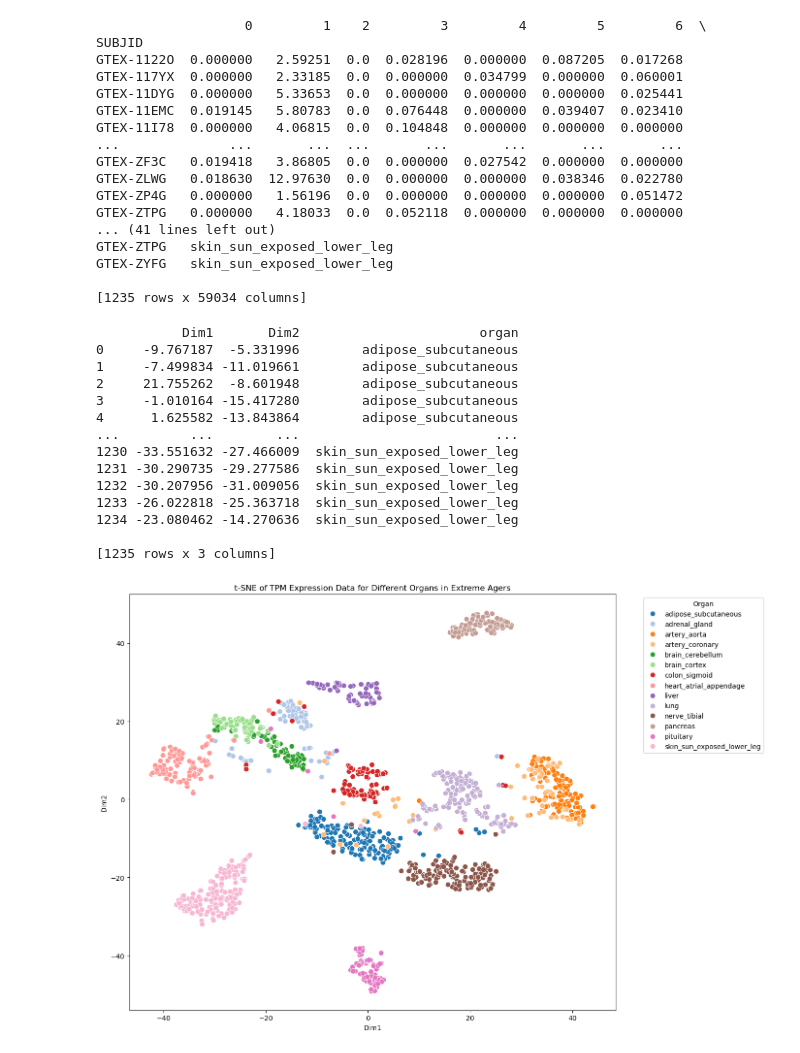
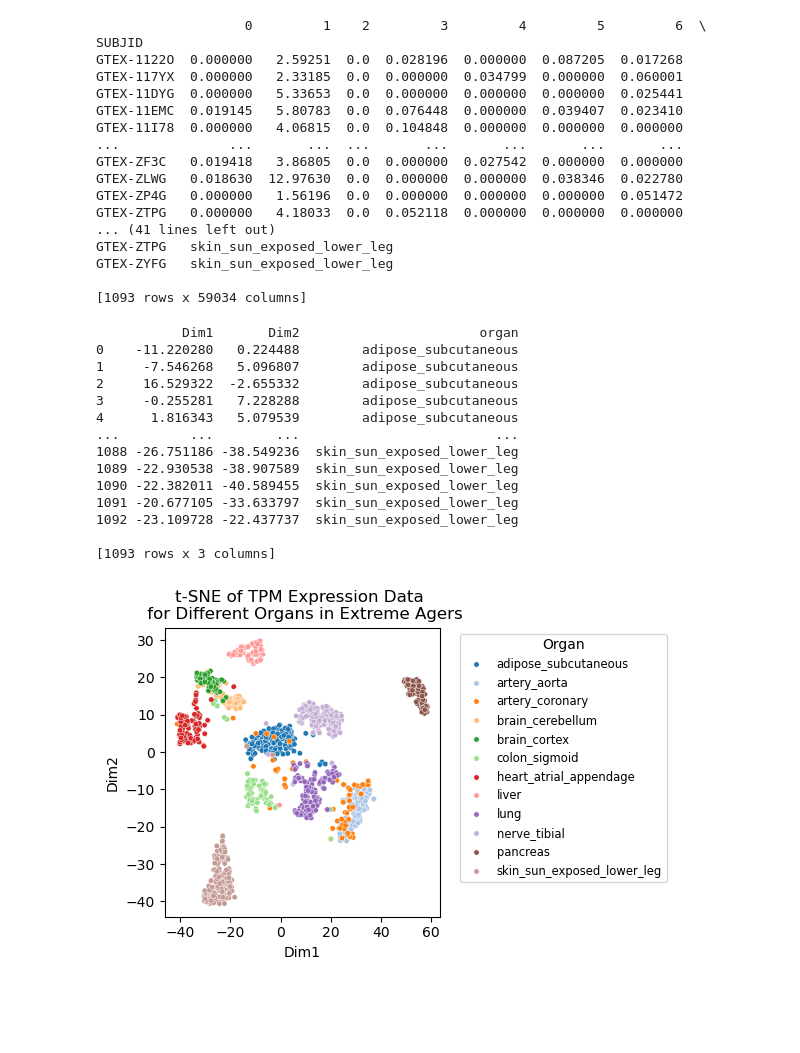
Before and after one commit to MubasshiraMusarrat/Orange, a Jupyter notebook: Clustering/All Organ Extreme Agers Clustering/extreme_ager_clustering.ipynb, the cells around one changed output. Cells and saved outputs as stored; diff of their text form; code cells hidden in the pictures; blank space fills up the shorter version.

Commit message:
clustering of extreme agers with plt size (6,4)

```diff
--- a/Clustering/All Organ Extreme Agers Clustering/extreme_ager_clustering.ipynb
+++ b/Clustering/All Organ Extreme Agers Clustering/extreme_ager_clustering.ipynb
@@ -8,7 +8,7 @@ import matplotlib.pyplot as plt
 import seaborn as sns
 # %%
 data_folder = 'TPM_dataCSV/'
-organs = ["adipose_subcutaneous","adrenal_gland","artery_aorta","artery_coronary","brain_cerebellum","brain_cortex","colon_sigmoid","heart_atrial_appendage","liver","lung","nerve_tibial","pancreas","pituitary","skin_sun_exposed_lower_leg"]
+organs = ["adipose_subcutaneous","artery_aorta","artery_coronary","brain_cerebellum","brain_cortex","colon_sigmoid","heart_atrial_appendage","liver","lung","nerve_tibial","pancreas","skin_sun_exposed_lower_leg"]
 # %%
 def load_data_for_organ(organ_name):
     csv_file = glob.glob(os.path.join(data_folder, f'gene_tpm_v10_{organ_name}.csv'))[0]
@@ -86,7 +86,7 @@ GTEX-ZTPG   0.000000   4.18033  0.0  0.052118  0.000000  0.000000  0.000000
 GTEX-ZTPG   skin_sun_exposed_lower_leg
 GTEX-ZYFG   skin_sun_exposed_lower_leg
 
-[1235 rows x 59034 columns]
+[1093 rows x 59034 columns]
 # %%
 tsne = TSNE(n_components=2, perplexity=30, random_state=42)
 extreme_agers_tsne_data = tsne.fit_transform(filtered_data.drop(columns=['organ']))
@@ -95,27 +95,27 @@ extreme_agers_tsne['organ'] = filtered_data['organ'].values
 print(extreme_agers_tsne)
 # %% [output]
            Dim1       Dim2                       organ
-0     -9.767187  -5.331996        adipose_subcutaneous
-1     -7.499834 -11.019661        adipose_subcutaneous
-2     21.755262  -8.601948        adipose_subcutaneous
-3     -1.010164 -15.417280        adipose_subcutaneous
-4      1.625582 -13.843864        adipose_subcutaneous
+0    -11.220280   0.224488        adipose_subcutaneous
+1     -7.546268   5.096807        adipose_subcutaneous
+2     16.529322  -2.655332        adipose_subcutaneous
+3     -0.255281   7.228288        adipose_subcutaneous
+4      1.816343   5.079539        adipose_subcutaneous
 ...         ...        ...                         ...
-1230 -33.551632 -27.466009  skin_sun_exposed_lower_leg
-1231 -30.290735 -29.277586  skin_sun_exposed_lower_leg
-1232 -30.207956 -31.009056  skin_sun_exposed_lower_leg
-1233 -26.022818 -25.363718  skin_sun_exposed_lower_leg
-1234 -23.080462 -14.270636  skin_sun_exposed_lower_leg
+1088 -26.751186 -38.549236  skin_sun_exposed_lower_leg
+1089 -22.930538 -38.907589  skin_sun_exposed_lower_leg
+1090 -22.382011 -40.589455  skin_sun_exposed_lower_leg
+1091 -20.677105 -33.633797  skin_sun_exposed_lower_leg
+1092 -23.109728 -22.437737  skin_sun_exposed_lower_leg
 
-[1235 rows x 3 columns]
+[1093 rows x 3 columns]
 # %%
-plt.figure(figsize=(14, 10))
-sns.scatterplot(x='Dim1', y='Dim2', hue='organ', palette="tab20", data=extreme_agers_tsne, s=60, alpha=1)
-plt.title("t-SNE of TPM Expression Data for Different Organs in Extreme Agers")
-plt.legend(title="Organ", bbox_to_anchor=(1.05, 1), loc='upper left')
-plt.tight_layout(rect=[0, 0, 1, 0.95])
+plt.figure(figsize=(6, 4))
+sns.scatterplot(x='Dim1', y='Dim2', hue='organ', palette="tab20", data=extreme_agers_tsne, s=15, alpha=1)
+plt.title("t-SNE of TPM Expression Data \n for Different Organs in Extreme Agers")
+plt.legend(title="Organ", bbox_to_anchor=(1.05, 1), loc='upper left', fontsize='small')
+plt.tight_layout()
 plt.savefig('extreme_agers_tsne.png')
 plt.show()
 plt.close()
 # %% [output]
-[figure, old version]
+[figure, new version]
```
Also changed, not shown: parts of 2 cells of this notebook, 2 other files.
